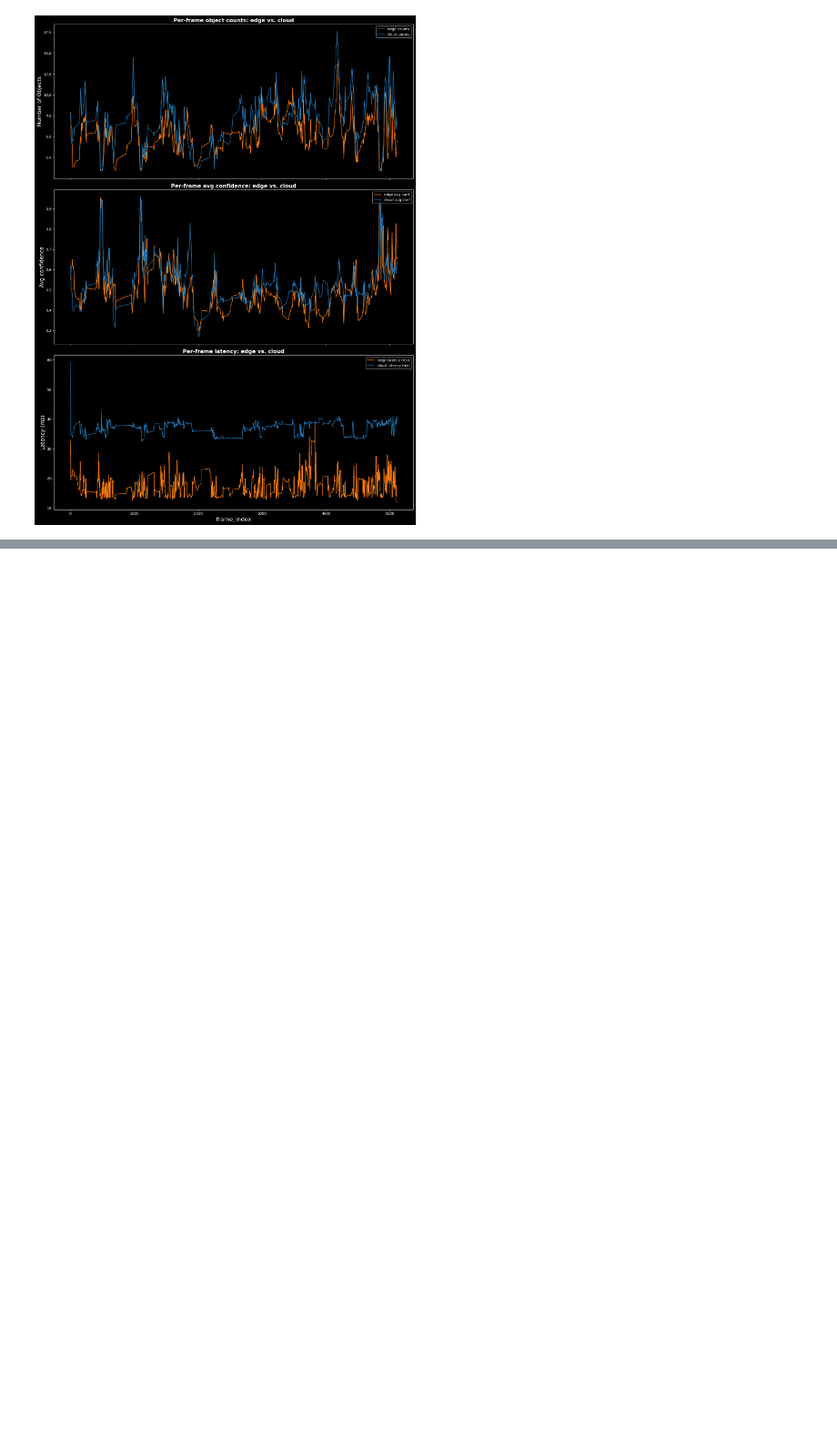
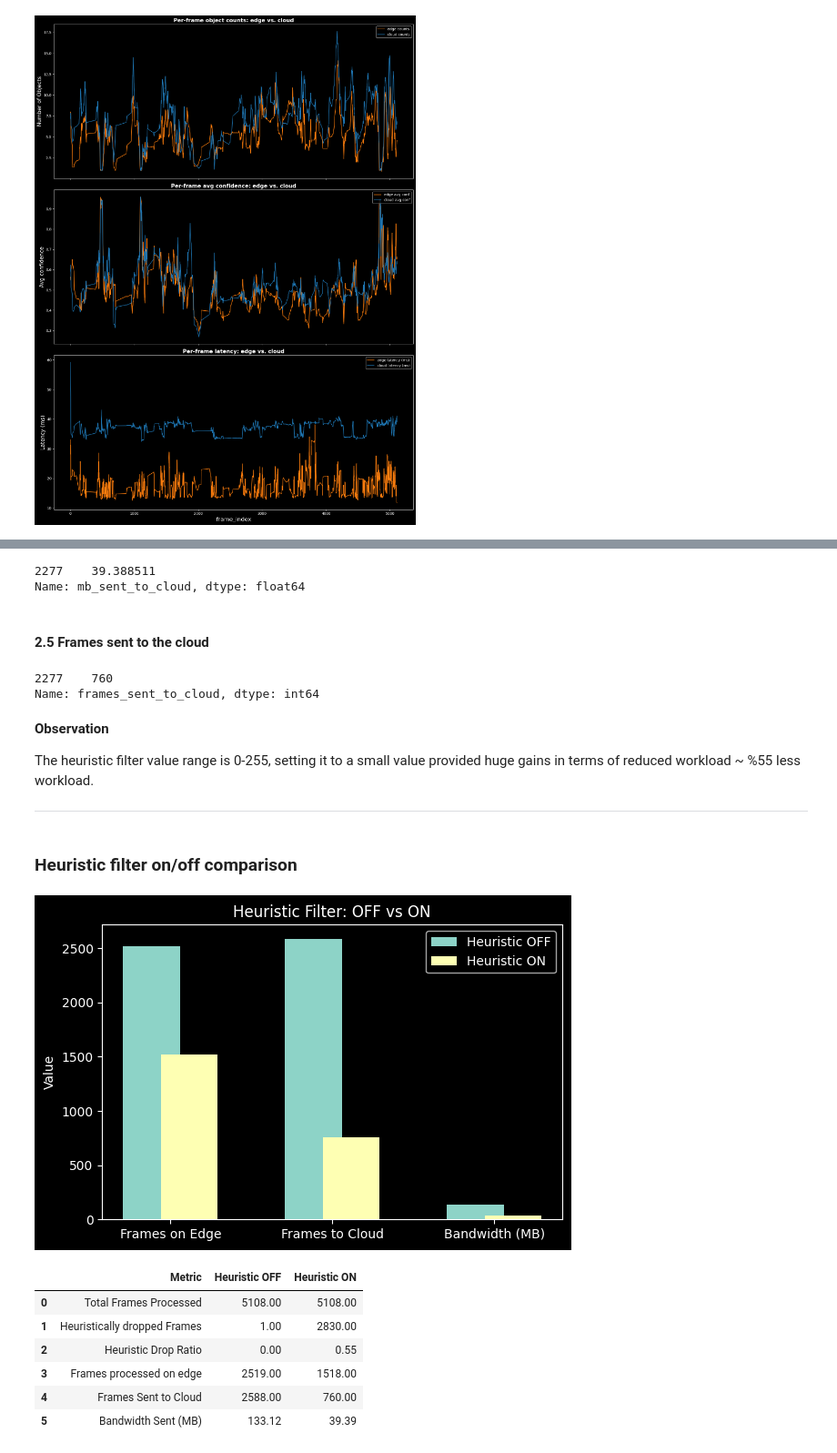
Before and after one commit to MohanadAlemam/edge-cloud-video-analytics, a Jupyter notebook: experiments/experiments.ipynb, the cells around one changed output, grey strips where cells are left out. Shown at 91% size. Saved outputs shown, nothing was run; the diff lists cells and outputs as text; code cells hidden in the pictures; blank space fills up the shorter version.

```diff
--- a/experiments/experiments.ipynb
+++ b/experiments/experiments.ipynb
@@ -282,0 +324,2 @@ plot_time_series(merged_df=aligned_df, smooth_window=8)
+# %%
+heuristic_off_df = build_dataframe("../experiments/vms_heuristic_off_0.0/metrics_history.json")
@@ -282,0 +398,3 @@ plot_time_series(merged_df=aligned_df, smooth_window=8)
+# %%
+heuristic_on_df = build_dataframe("../experiments/vms_heuristic_default_5.0/metrics_history.json")
+heuristic_on_df
@@ -282,0 +438,31 @@ plot_time_series(merged_df=aligned_df, smooth_window=8)
+# %%
+heuristic_on_df[-1:]["mb_sent_to_cloud"]
+# %% [output]
+2277    39.388511
+Name: mb_sent_to_cloud, dtype: float64
+# %% [markdown]
+#### 2.5 Frames sent to the cloud
+# %%
+heuristic_on_df[-1:]["frames_sent_to_cloud"]
+# %% [output]
+2277    760
+Name: frames_sent_to_cloud, dtype: int64
+# %% [markdown]
+**Observation**
+
+The heuristic filter value range is 0-255, setting it to a small value provided huge gains in terms of reduced workload ~ %55 less workload.
+
+-----
+# %% [markdown]
+### Heuristic filter on/off comparison
+# %%
+heuristic_filter_comparison(heuristic_on_df=heuristic_on_df,heuristic_off_df=heuristic_off_df)
+# %% [output]
+[figure, added]
+|  | Metric | Heuristic OFF | Heuristic ON |
+| 0 | Total Frames Processed | 5108.00 | 5108.00 |
+| 1 | Heuristically dropped Frames | 1.00 | 2830.00 |
+| 2 | Heuristic Drop Ratio | 0.00 | 0.55 |
+| 3 | Frames processed on edge | 2519.00 | 1518.00 |
+| 4 | Frames Sent to Cloud | 2588.00 | 760.00 |
+| 5 | Bandwidth Sent (MB) | 133.12 | 39.39 |
```
Also changed, not shown: parts of 32 cells of this notebook.
